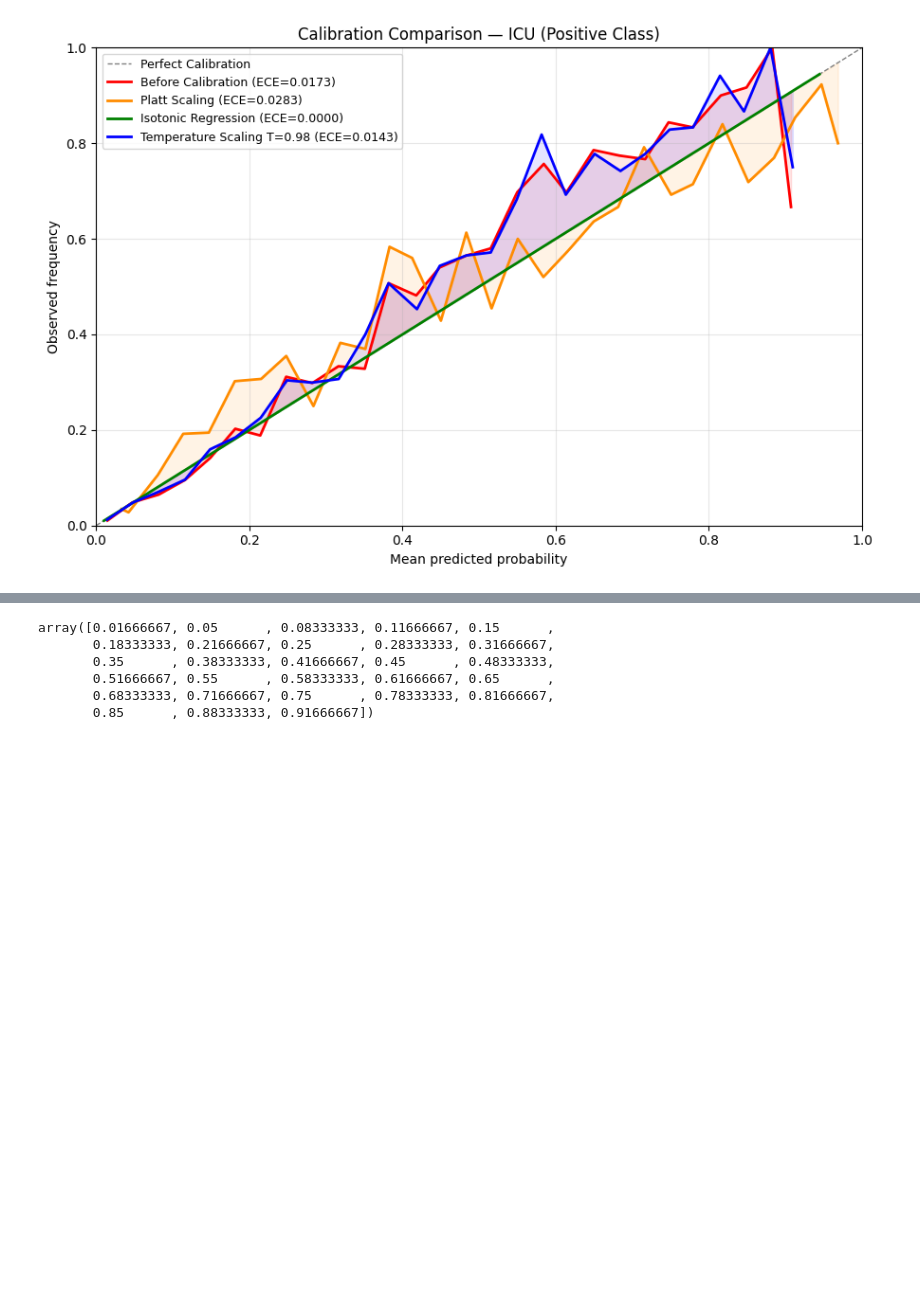
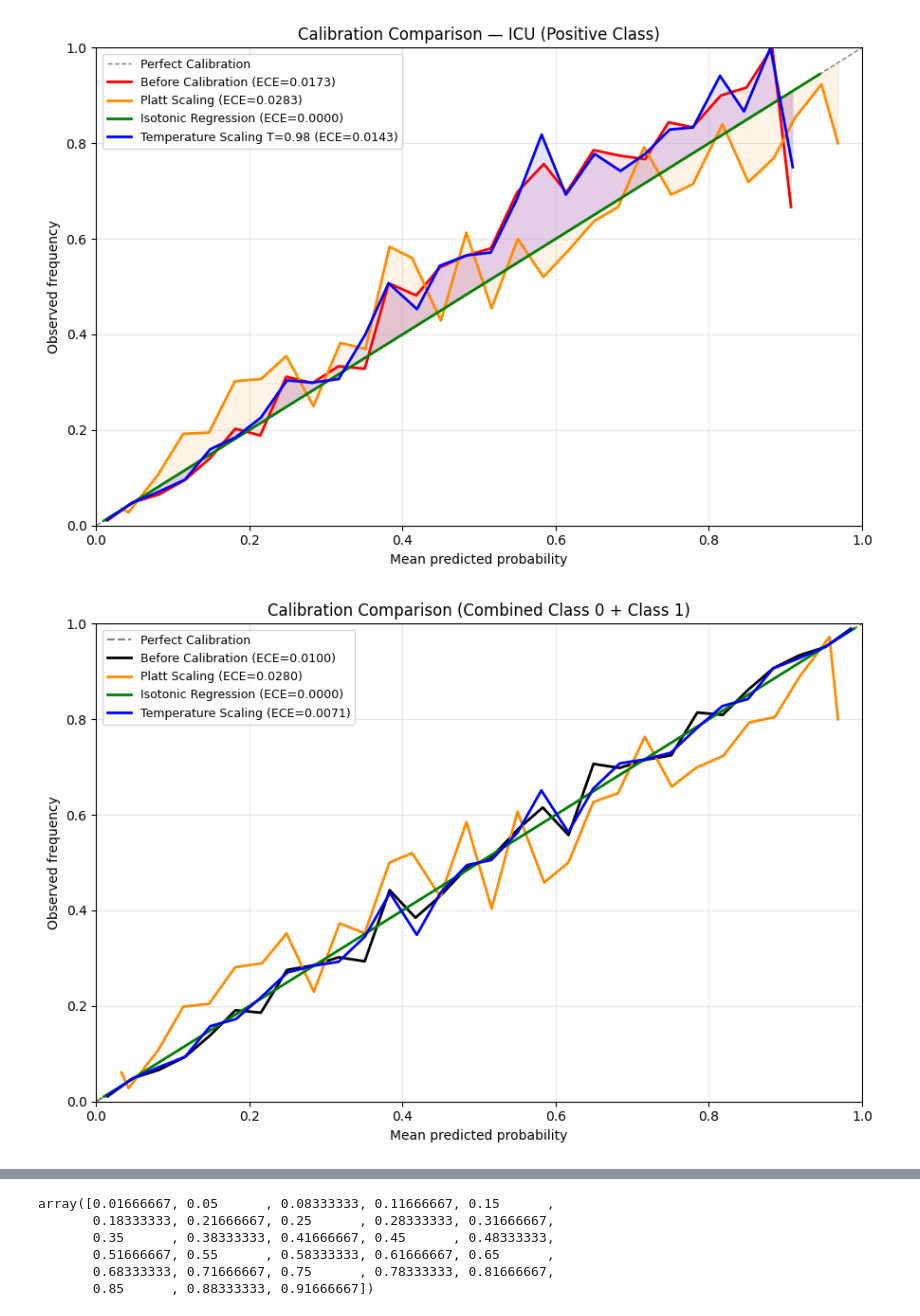
Before and after one commit to cookiehyun/Q-Model, a Jupyter notebook: Medical_DA_in_DL.ipynb, the cells around one changed output, grey strips where cells are left out. Cells and saved outputs as stored; diff of their text form; code cells hidden in the pictures; blank space fills up the shorter version.

Commit message:
updated calibration

```diff
--- a/Medical_DA_in_DL.ipynb
+++ b/Medical_DA_in_DL.ipynb
@@ -2229,3 +2388,103 @@ plt.show()
 # %% [output]
 Optimal Temperature: 0.9779
 [figure]
+# %%
+# =============================================================================
+# Combine Class 0 + Class 1 Results (All Calibration Methods)
+# =============================================================================
+
+# True labels
+y_true_all = np.concatenate([y_true_neg, y_true_pos])
+
+# Raw probabilities
+y_prob_raw_all = np.concatenate([y_prob_neg, y_prob_pos])
+
+# Platt scaling
+y_prob_platt_all = np.concatenate([y_prob_neg_platt, y_prob_pos_platt])
+
+# Isotonic regression
+y_prob_iso_all = np.concatenate([y_prob_neg_iso, y_prob_pos_iso])
+
+# Temperature scaling
+y_prob_temp_all = np.concatenate([y_prob_neg_temp, y_prob_pos_temp])
+# %%
+# =============================================================================
+# Compute calibration curves for the combined data
+# =============================================================================
+
+ece_raw, prob_true_raw, prob_pred_raw, _ = expected_calibration_error(
+    y_true_all, y_prob_raw_all, n_bins=30
+)
+
+ece_platt, prob_true_platt, prob_pred_platt, _ = expected_calibration_error(
+    y_true_all, y_prob_platt_all, n_bins=30
+)
+
+ece_iso, prob_true_iso, prob_pred_iso, _ = expected_calibration_error(
+    y_true_all, y_prob_iso_all, n_bins=30
+)
+
+ece_temp, prob_true_temp, prob_pred_temp, _ = expected_calibration_error(
+    y_true_all, y_prob_temp_all, n_bins=30
+)
+
+# =============================================================================
+# Plot reliability diagram
+# =============================================================================
+
+configs = [
+    {
+        "prob_true": prob_true_raw,
+        "prob_pred": prob_pred_raw,
+        "label": f"Before Calibration (ECE={ece_raw:.4f})",
+        "color": "black",
+    },
+    {
+        "prob_true": prob_true_platt,
+        "prob_pred": prob_pred_platt,
+        "label": f"Platt Scaling (ECE={ece_platt:.4f})",
+        "color": "darkorange",
+    },
+    {
+        "prob_true": prob_true_iso,
+        "prob_pred": prob_pred_iso,
+        "label": f"Isotonic Regression (ECE={ece_iso:.4f})",
+        "color": "green",
+    },
+    {
+        "prob_true": prob_true_temp,
+        "prob_pred": prob_pred_temp,
+        "label": f"Temperature Scaling (ECE={ece_temp:.4f})",
+        "color": "blue",
+    },
+]
+
+fig, ax = plt.subplots(figsize=(9, 6))
+
+ax.plot([0, 1], [0, 1], '--', color='gray', linewidth=1.5,
+        label='Perfect Calibration')
+
+for cfg in configs:
+    mask = ~np.isnan(cfg["prob_true"])
+
+    ax.plot(
+        cfg["prob_pred"][mask],
+        cfg["prob_true"][mask],
+
+        linewidth=2,
+        color=cfg["color"],
+        label=cfg["label"]
+    )
+
+ax.set_xlim(0, 1)
+ax.set_ylim(0, 1)
+ax.set_xlabel("Mean predicted probability")
+ax.set_ylabel("Observed frequency")
+ax.set_title("Calibration Comparison (Combined Class 0 + Class 1)")
+ax.grid(alpha=0.3)
+ax.legend(fontsize=9)
+
+plt.tight_layout()
+plt.show()
+# %% [output]
+[figure, added]
```
Also changed, not shown: parts of 6 cells of this notebook, 1 other file.
